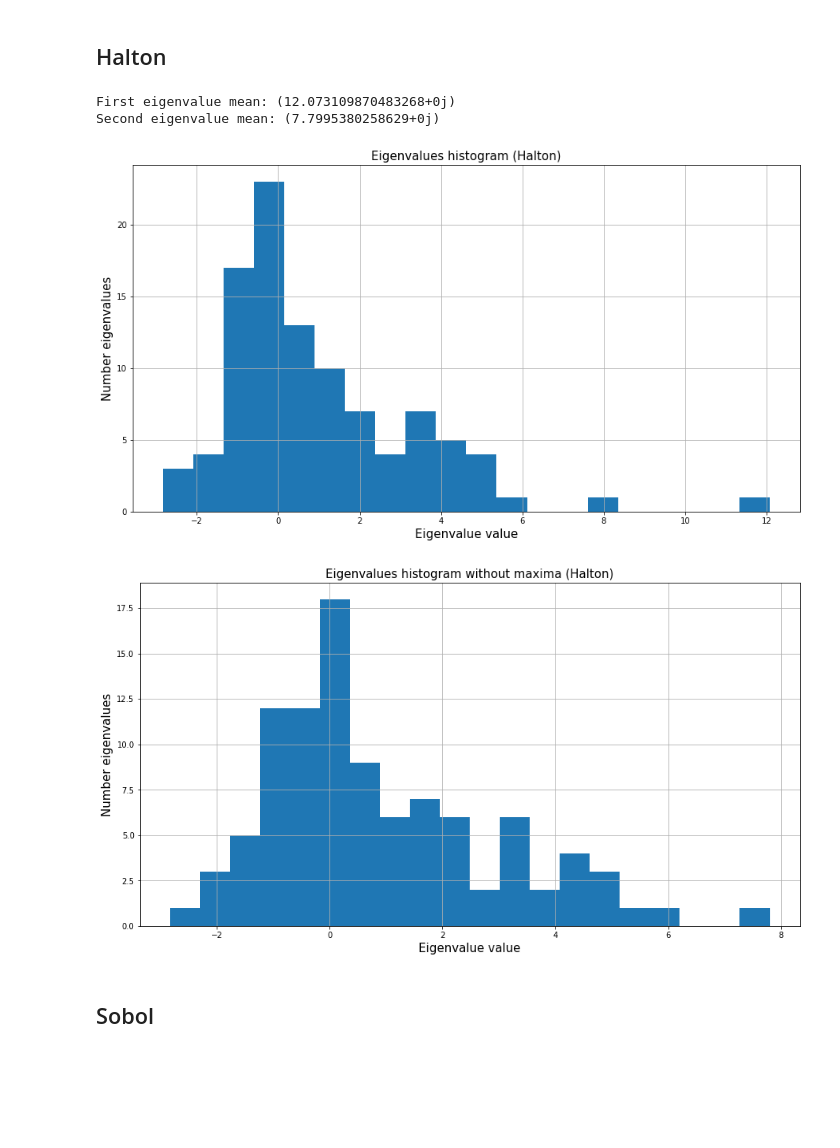
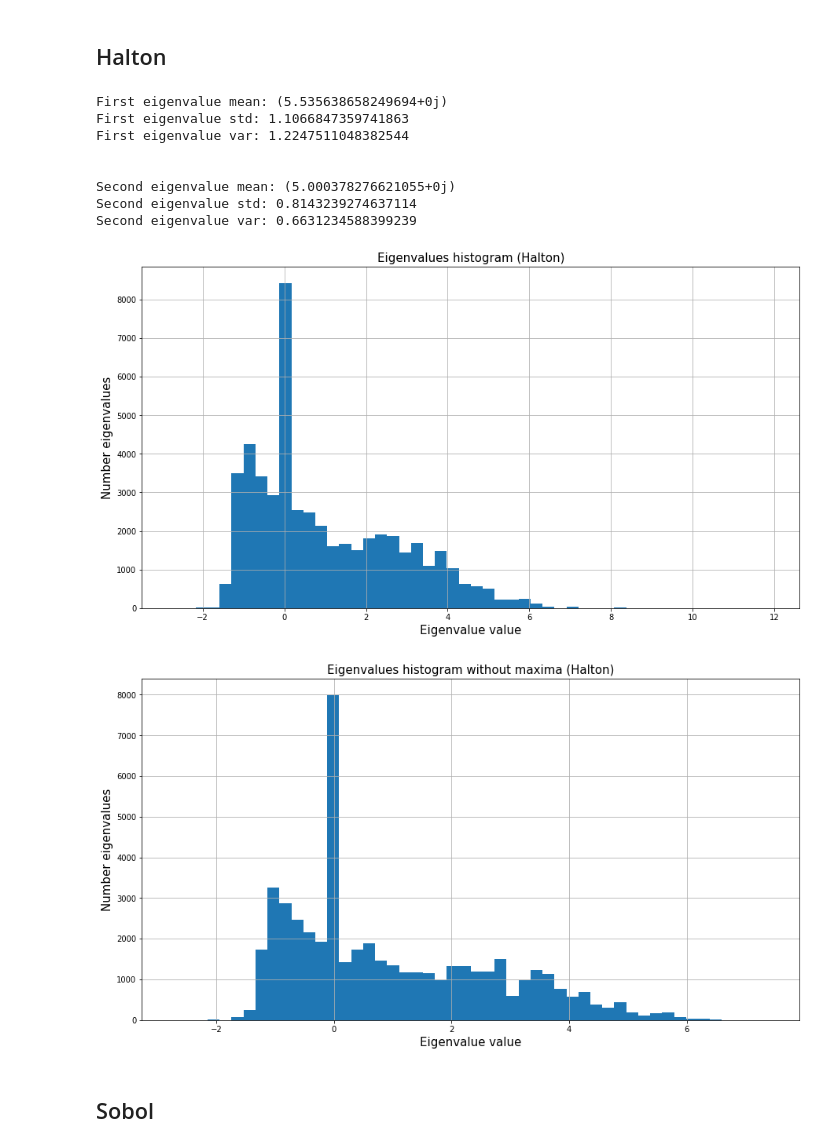
Before and after one commit to apugachev/Coursework-2018, a Jupyter notebook: coursework.ipynb, the cells around one changed output. Saved outputs shown, nothing was run; the diff lists cells and outputs as text; code cells hidden in the pictures; blank space fills up the shorter version.

Commit message:
Halton experiments added

```diff
--- a/coursework.ipynb
+++ b/coursework.ipynb
@@ -345,0 +394,19 @@ Mean: 76
+# %%
+mean_val = np.array([])
+std_val = np.array([])
+var_val = np.array([])
+
+for i in range(500):
+    subselection = np.random.choice(k_values, size=25)
+    mean_val = np.append(mean_val, np.mean(subselection))
+    std_val = np.append(std_val, np.std(subselection))
+    var_val = np.append(var_val, np.var(subselection))
+
+k_mean = np.mean(mean_val)
+k_std = np.mean(std_val)
+k_var = np.mean(var_val)
+
+print('K value:')
+print('Bootstrap mean:', k_mean)
+print('Bootstrap standart deviation:', k_std)
+print('Bootstrap variance:', k_var)
@@ -460,29 +527,44 @@ second = np.array([])
 all_eigenvalues = np.array([])
 nomax_eigenvalues = np.array([])
 
-
-new_matrix = cw.Exp4(100, 100, 1, 1.2, 1.6, 1000, 'Halton')
-eigenvalues = np.linalg.eigvals(new_matrix)
-eigenvalues = np.sort(eigenvalues)
-all_eigenvalues = np.append(all_eigenvalues, eigenvalues)
-first = np.append(first, eigenvalues[-1])
-second = np.append(second, eigenvalues[-2])
-eigenvalues = eigenvalues[:-1]
-nomax_eigenvalues = np.append(nomax_eigenvalues, eigenvalues)
+for i in tqdm(range(500)):
+    new_matrix = cw.Exp4(100, 100, 1, 1, 2, 1000, 'Halton')
+    eigenvalues = np.linalg.eigvals(new_matrix)
+    eigenvalues = np.sort(eigenvalues)
+    all_eigenvalues = np.append(all_eigenvalues, eigenvalues)
+    first = np.append(first, eigenvalues[-1])
+    second = np.append(second, eigenvalues[-2])
+    eigenvalues = eigenvalues[:-1]
+    nomax_eigenvalues = np.append(nomax_eigenvalues, eigenvalues)
 # %%
 first_mean = np.mean(first)
+first_std = np.std(first)
+first_var = np.var(first)
 
 second_mean = np.mean(second)
+second_std = np.std(second)
+second_var = np.var(second)
 
 print('First eigenvalue mean:', first_mean)
+print('First eigenvalue std:', first_std)
+print('First eigenvalue var:', first_var)
+print('\n')
 print('Second eigenvalue mean:', second_mean)
+print('Second eigenvalue std:', second_std)
+print('Second eigenvalue var:', second_var)
 # %% [output]
-First eigenvalue mean: (12.073109870483268+0j)
-Second eigenvalue mean: (7.7995380258629+0j)
+First eigenvalue mean: (5.535638658249694+0j)
+First eigenvalue std: 1.1066847359741863
+First eigenvalue var: 1.2247511048382544
+
+
+Second eigenvalue mean: (5.000378276621055+0j)
+Second eigenvalue std: 0.8143239274637114
+Second eigenvalue var: 0.6631234588399239
 # %%
 fig = plt.figure(figsize=(15, 8))
 
-plt.hist(all_eigenvalues, bins=20)
+plt.hist(rest, bins=50)
 plt.title('Eigenvalues histogram (Halton)', size=15)
 plt.ylabel('Number eigenvalues', size=15)
 plt.xlabel('Eigenvalue value', size=15)
@@ -492,21 +574,21 @@ pp = PdfPages('CWExp4_1Halton.pdf')
 pp.savefig(fig)
 pp.close()
 # %% [output]
-[figure, old version]
+[figure, new version]
 # %%
 fig = plt.figure(figsize=(15, 8))
 
-plt.hist(nomax_eigenvalues, bins=20)
+plt.hist(np.real(nomax_eigenvalues), bins=50)
 plt.title('Eigenvalues histogram without maxima (Halton)', size=15)
 plt.ylabel('Number eigenvalues', size=15)
 plt.xlabel('Eigenvalue value', size=15)
 plt.grid()
 plt.show()
 pp = PdfPages('CWExp4_2Halton.pdf')
 pp.savefig(fig)
 pp.close()
 # %% [output]
-[figure, old version]
+[figure, new version]
 # %% [markdown]
 ## Sobol
 # %%
```
Also changed, not shown: parts of 19 cells of this notebook, 1 other file.
